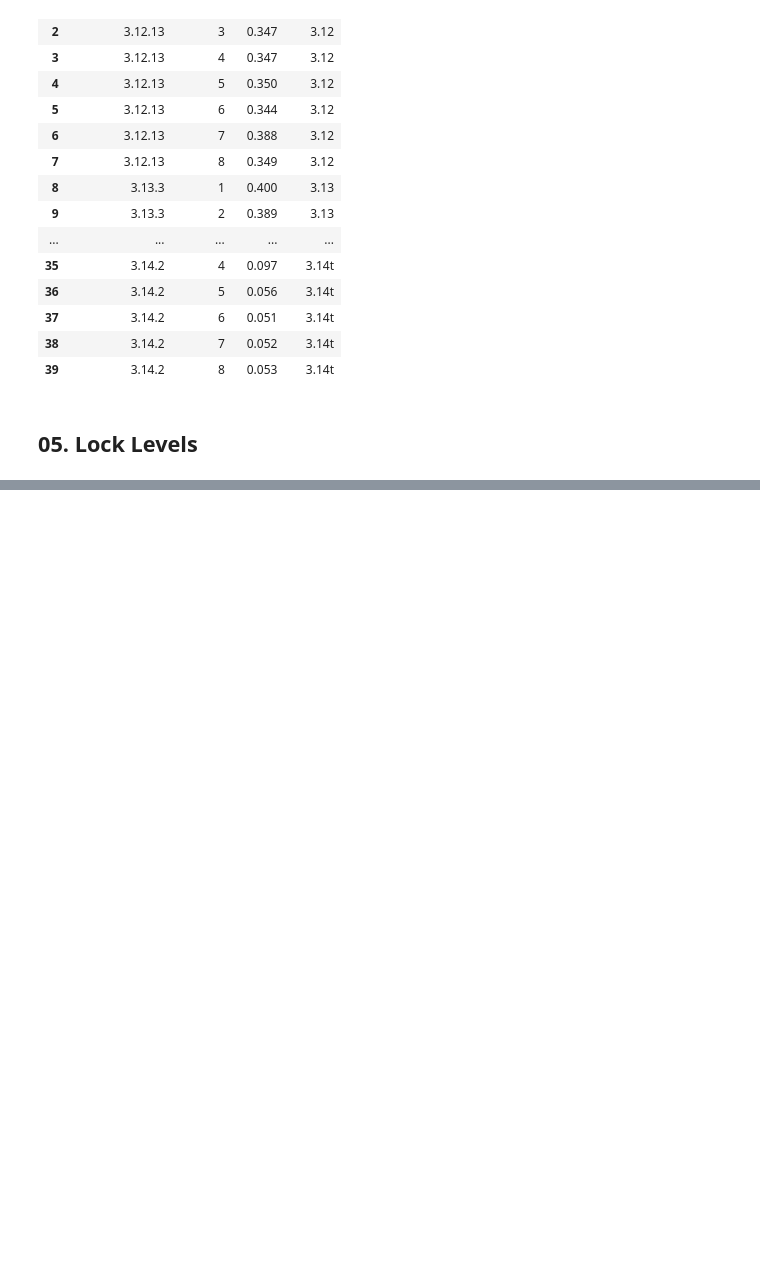
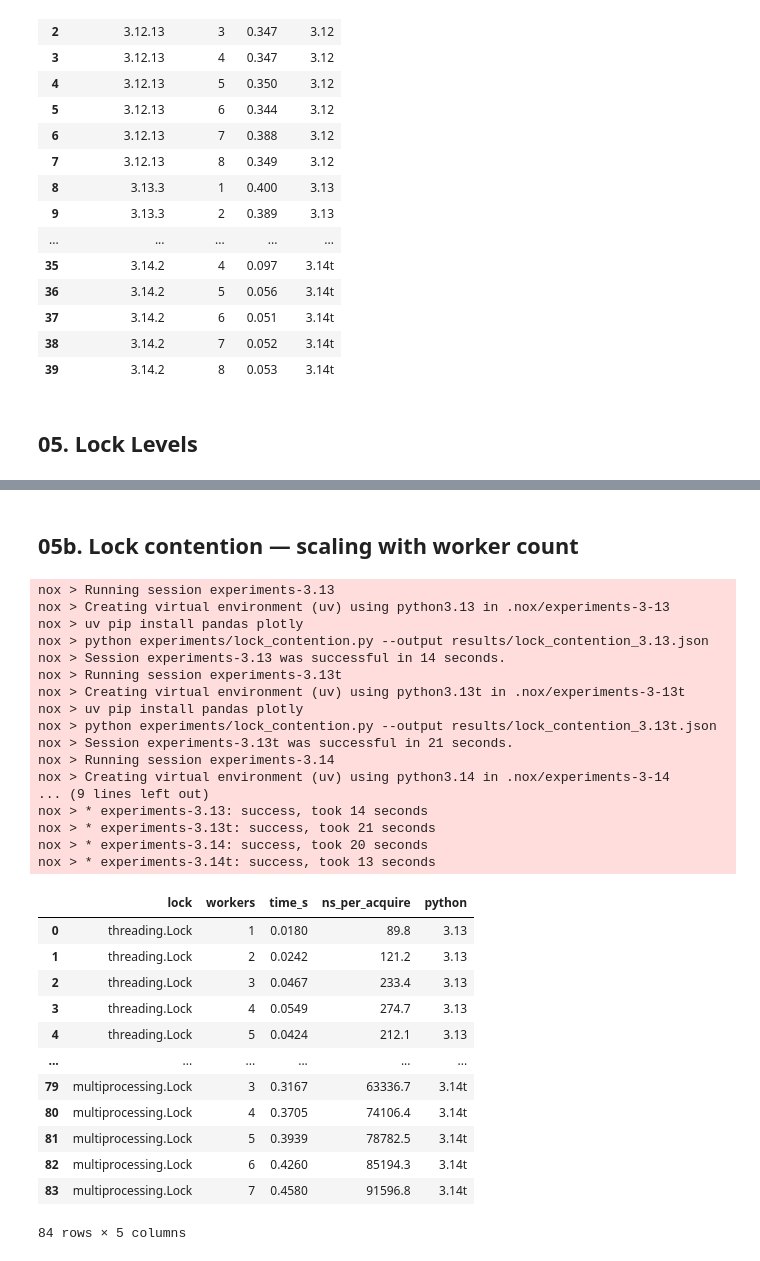
Before and after one commit to peplxx/cpython-advanced, a Jupyter notebook: project/analysis.ipynb, the cells around one changed output, grey strips where cells are left out. Cells and saved outputs as stored; diff of their text form; code cells hidden in the pictures; blank space fills up the shorter version.

```diff
--- a/project/analysis.ipynb
+++ b/project/analysis.ipynb
@@ -319,0 +373,36 @@ from experiments.lock_levels import bench_threading_lock, bench_asyncio_lock, be
+# %% [markdown]
+## 05b. Lock contention — scaling with worker count
+# %%
+df05b = run_benchmark("lock_contention", pythons=["3.13", "3.13t", "3.14", "3.14t"])
+df05b
+# %% [output]
+nox > Running session experiments-3.13
+nox > Creating virtual environment (uv) using python3.13 in .nox/experiments-3-13
+nox > uv pip install pandas plotly
+nox > python experiments/lock_contention.py --output results/lock_contention_3.13.json
+nox > Session experiments-3.13 was successful in 14 seconds.
+nox > Running session experiments-3.13t
+nox > Creating virtual environment (uv) using python3.13t in .nox/experiments-3-13t
+nox > uv pip install pandas plotly
+nox > python experiments/lock_contention.py --output results/lock_contention_3.13t.json
+nox > Session experiments-3.13t was successful in 21 seconds.
+nox > Running session experiments-3.14
+nox > Creating virtual environment (uv) using python3.14 in .nox/experiments-3-14
+... (9 lines left out)
+nox > * experiments-3.13: success, took 14 seconds
+nox > * experiments-3.13t: success, took 21 seconds
+nox > * experiments-3.14: success, took 20 seconds
+nox > * experiments-3.14t: success, took 13 seconds
+|  | lock | workers | time_s | ns_per_acquire | python |
+| 0 | threading.Lock | 1 | 0.0180 | 89.8 | 3.13 |
+| 1 | threading.Lock | 2 | 0.0242 | 121.2 | 3.13 |
+| 2 | threading.Lock | 3 | 0.0467 | 233.4 | 3.13 |
+| 3 | threading.Lock | 4 | 0.0549 | 274.7 | 3.13 |
+| 4 | threading.Lock | 5 | 0.0424 | 212.1 | 3.13 |
+| ... | ... | ... | ... | ... | ... |
+| 79 | multiprocessing.Lock | 3 | 0.3167 | 63336.7 | 3.14t |
+| 80 | multiprocessing.Lock | 4 | 0.3705 | 74106.4 | 3.14t |
+| 81 | multiprocessing.Lock | 5 | 0.3939 | 78782.5 | 3.14t |
+| 82 | multiprocessing.Lock | 6 | 0.4260 | 85194.3 | 3.14t |
+| 83 | multiprocessing.Lock | 7 | 0.4580 | 91596.8 | 3.14t |
+84 rows × 5 columns
```
Also changed, not shown: parts of 4 cells of this notebook, 5 other files.
